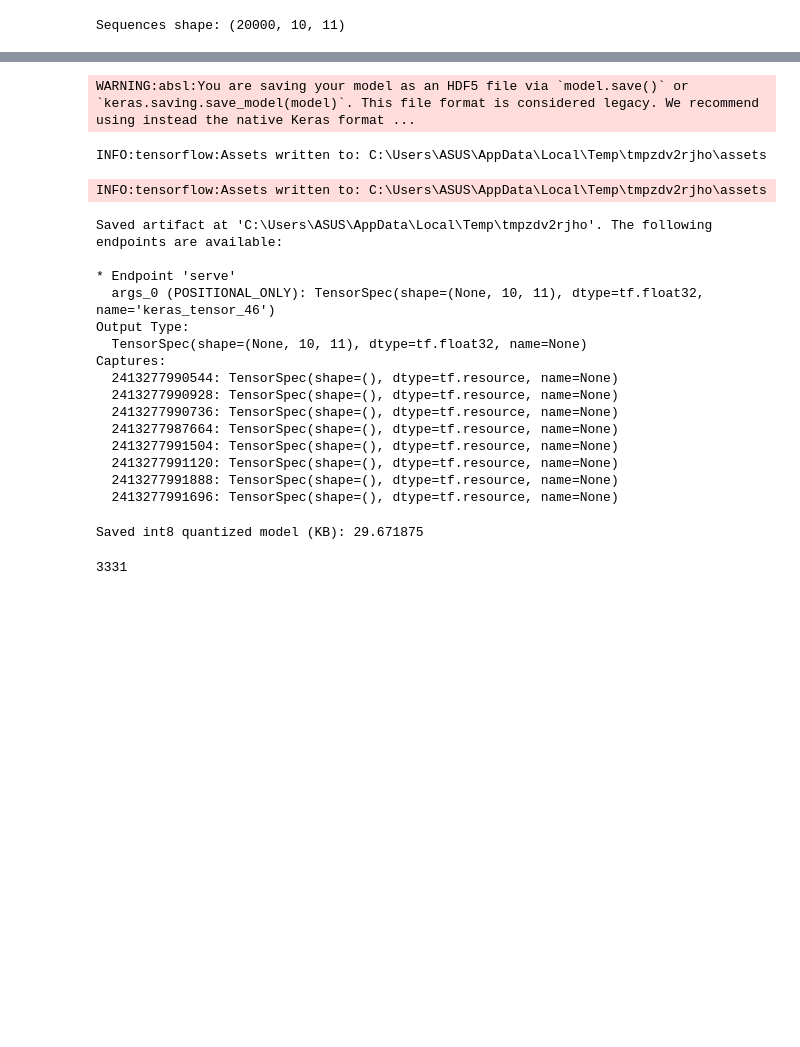
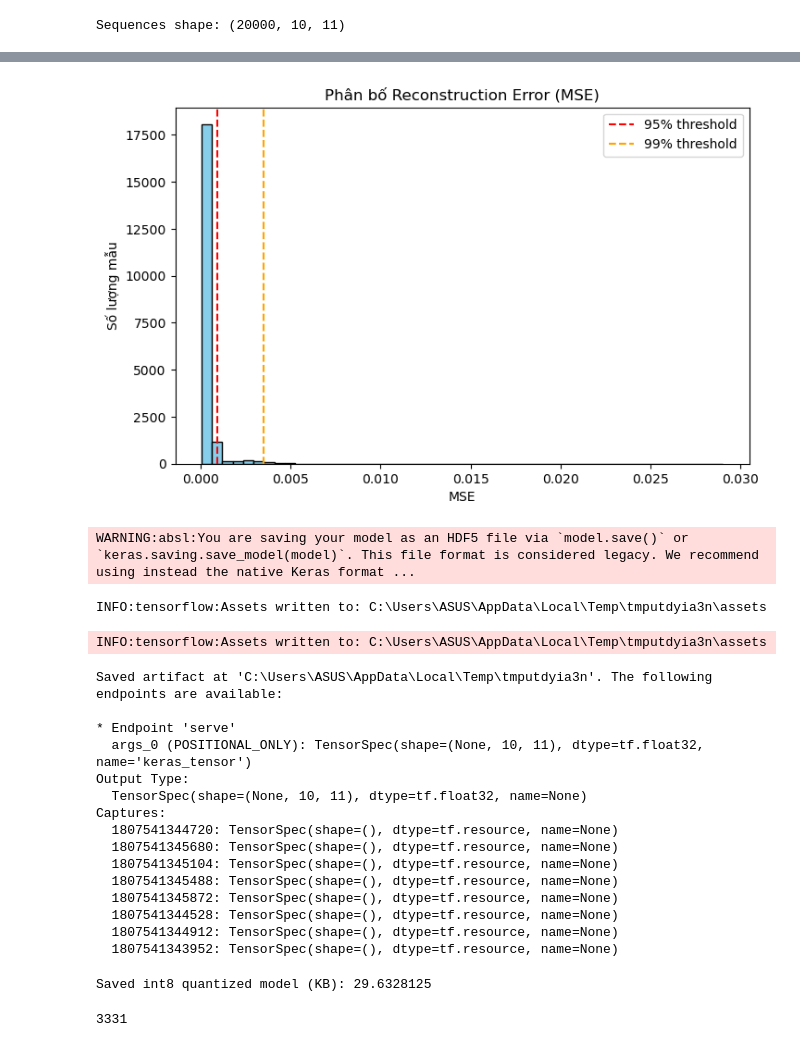
Before and after one commit to MinhAnhbietbay/Health-monitor-model, a Jupyter notebook: model.ipynb, the cells around one changed output, grey strips where cells are left out. Cells and saved outputs as stored; diff of their text form; code cells hidden in the pictures; blank space fills up the shorter version.

```diff
--- a/model.ipynb
+++ b/model.ipynb
@@ -127,3 +136,15 @@ Threshold 95pct: 0.0007462859943076039   99pct: 0.0032732214752728738
+# %%
+plt.figure(figsize=(8,5))
+plt.hist(mse, bins=50, color='skyblue', edgecolor='black')
+plt.axvline(np.percentile(mse, 95), color='red', linestyle='--', label='95% threshold')
+plt.axvline(np.percentile(mse, 99), color='orange', linestyle='--', label='99% threshold')
+plt.title('Phân bố Reconstruction Error (MSE)')
+plt.xlabel('MSE')
+plt.ylabel('Số lượng mẫu')
+plt.legend()
+plt.show()
+# %% [output]
+[figure, added]
 # %%
 np.save("mse_threshold_95.npy", np.array([thr95]))
 np.save("mse_threshold_99.npy", np.array([thr99]))
@@ -137,11 +158,10 @@ import tensorflow as tf
 
 # Representative dataset
 def representative_data_gen():
-    for i in range(0, len(X), BATCH):
-        batch = X[i:i+BATCH].astype(np.float32)
-        if batch.shape[0] == 0:
-            continue
-        yield [batch]
+    step = max(1, len(X)//150)
+    for i in range(0, len(X), step):
+        sample = X[i:i+1].astype(np.float32)
+        yield [sample]
 
 converter = tf.lite.TFLiteConverter.from_keras_model(model)
 converter.optimizations = [tf.lite.Optimize.DEFAULT]
@@ -157,23 +177,23 @@ with open("dense_autoencoder_esp32_int8.tflite","wb") as f:
 print("Saved int8 quantized model (KB):", os.path.getsize("dense_autoencoder_esp32_int8.tflite")/1024)
 gc.collect()
 # %% [output]
-INFO:tensorflow:Assets written to: C:\Users\ASUS\AppData\Local\Temp\tmpzdv2rjho\assets
+INFO:tensorflow:Assets written to: C:\Users\ASUS\AppData\Local\Temp\tmputdyia3n\assets
-INFO:tensorflow:Assets written to: C:\Users\ASUS\AppData\Local\Temp\tmpzdv2rjho\assets
+INFO:tensorflow:Assets written to: C:\Users\ASUS\AppData\Local\Temp\tmputdyia3n\assets
-Saved artifact at 'C:\Users\ASUS\AppData\Local\Temp\tmpzdv2rjho'. The following endpoints are available:
+Saved artifact at 'C:\Users\ASUS\AppData\Local\Temp\tmputdyia3n'. The following endpoints are available:
 
 * Endpoint 'serve'
-  args_0 (POSITIONAL_ONLY): TensorSpec(shape=(None, 10, 11), dtype=tf.float32, name='keras_tensor_46')
+  args_0 (POSITIONAL_ONLY): TensorSpec(shape=(None, 10, 11), dtype=tf.float32, name='keras_tensor')
 Output Type:
   TensorSpec(shape=(None, 10, 11), dtype=tf.float32, name=None)
 Captures:
-  2413277990544: TensorSpec(shape=(), dtype=tf.resource, name=None)
-  2413277990928: TensorSpec(shape=(), dtype=tf.resource, name=None)
-  2413277990736: TensorSpec(shape=(), dtype=tf.resource, name=None)
-  2413277987664: TensorSpec(shape=(), dtype=tf.resource, name=None)
-  2413277991504: TensorSpec(shape=(), dtype=tf.resource, name=None)
-  2413277991120: TensorSpec(shape=(), dtype=tf.resource, name=None)
-  2413277991888: TensorSpec(shape=(), dtype=tf.resource, name=None)
-  2413277991696: TensorSpec(shape=(), dtype=tf.resource, name=None)
+  1807541344720: TensorSpec(shape=(), dtype=tf.resource, name=None)
+  1807541345680: TensorSpec(shape=(), dtype=tf.resource, name=None)
+  1807541345104: TensorSpec(shape=(), dtype=tf.resource, name=None)
+  1807541345488: TensorSpec(shape=(), dtype=tf.resource, name=None)
+  1807541345872: TensorSpec(shape=(), dtype=tf.resource, name=None)
+  1807541344528: TensorSpec(shape=(), dtype=tf.resource, name=None)
+  1807541344912: TensorSpec(shape=(), dtype=tf.resource, name=None)
+  1807541343952: TensorSpec(shape=(), dtype=tf.resource, name=None)
-Saved int8 quantized model (KB): 29.671875
+Saved int8 quantized model (KB): 29.6328125
 3331
 # %%
```
Also changed, not shown: parts of 7 cells of this notebook, 5 other files.
